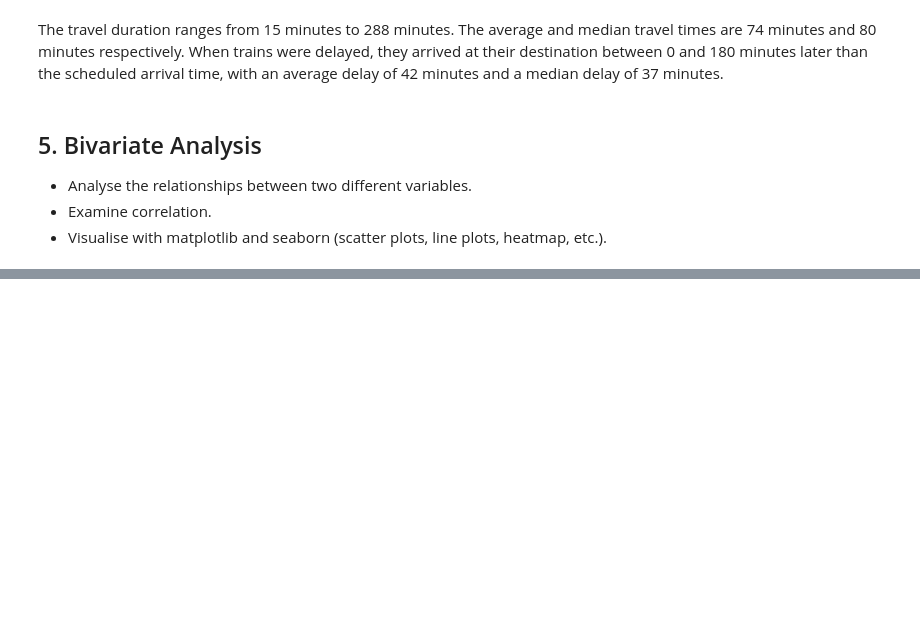
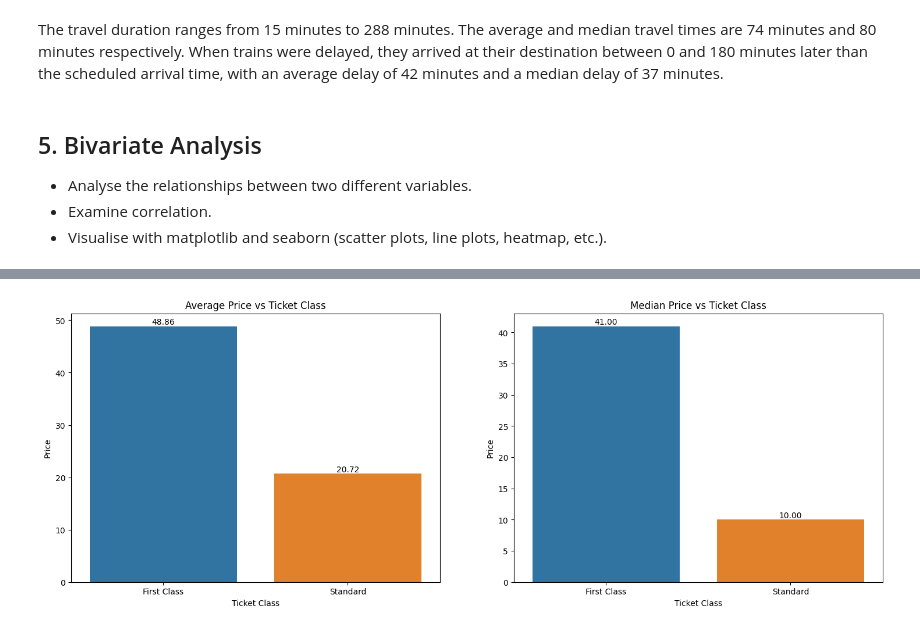
Before and after one commit to tsu76i/DS-playground, a Jupyter notebook: 1. Exploratory Data Analysis (EDA)/1.1_UK_Train_Rides.ipynb, the cells around one changed output, grey strips where cells are left out. Saved outputs shown, nothing was run; the diff lists cells and outputs as text; code cells hidden in the pictures; blank space fills up the shorter version.

```diff
--- a/1. Exploratory Data Analysis (EDA)/1.1_UK_Train_Rides.ipynb
+++ b/1. Exploratory Data Analysis (EDA)/1.1_UK_Train_Rides.ipynb
@@ -541,0 +570,22 @@ sns.scatterplot(x=df['Price'], y=df['Travel Time'])
+# %%
+mean_price_by_class = df.groupby('Ticket Class', observed=True)['Price'].mean().reset_index()
+median_price_by_class = df.groupby('Ticket Class', observed=True)['Price'].median().reset_index()
+
+# Average Price vs Ticket Class
+fig, axes = plt.subplots(nrows=1, ncols=2, figsize=(18, 6))
+axes[0].set_title('Average Price vs Ticket Class')
+ax0 = sns.barplot(ax=axes[0], data=mean_price_by_class, x='Ticket Class', y='Price', hue='Ticket Class')
+# Add labels to the bars with rounded values
+for container in ax0.containers:
+    ax0.bar_label(container, labels=[f"{val:.2f}" for val in container.datavalues], fontsize=10)
+
+# Median Price vs Ticket Class
+axes[1].set_title('Median Price vs Ticket Class')
+ax1 = sns.barplot(ax=axes[1], data=median_price_by_class, x='Ticket Class', y='Price', hue='Ticket Class')
+# Add labels to the bars with rounded values
+for container in ax1.containers:
+    ax1.bar_label(container, labels=[f"{val:.2f}" for val in container.datavalues], fontsize=10)
+
+plt.show()
+# %% [output]
+[figure, added]
```
Also changed, not shown: parts of 13 cells of this notebook.
